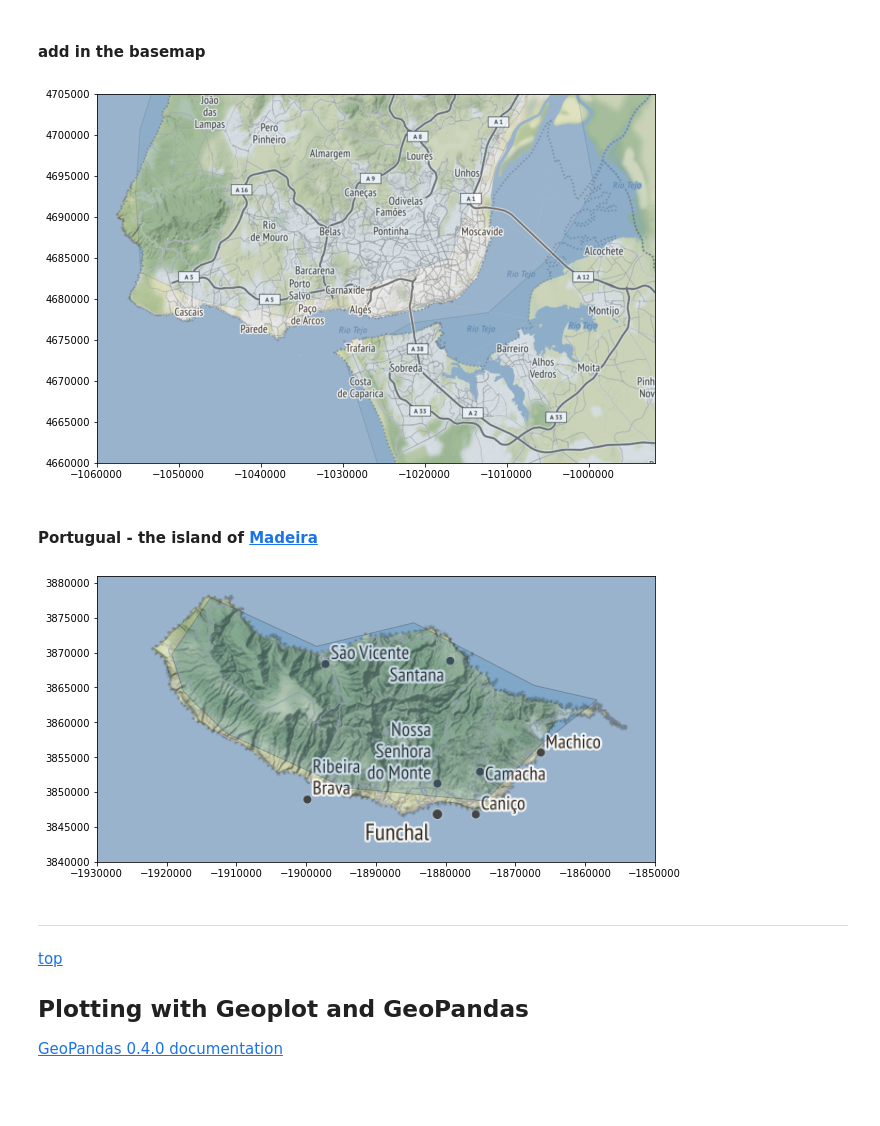
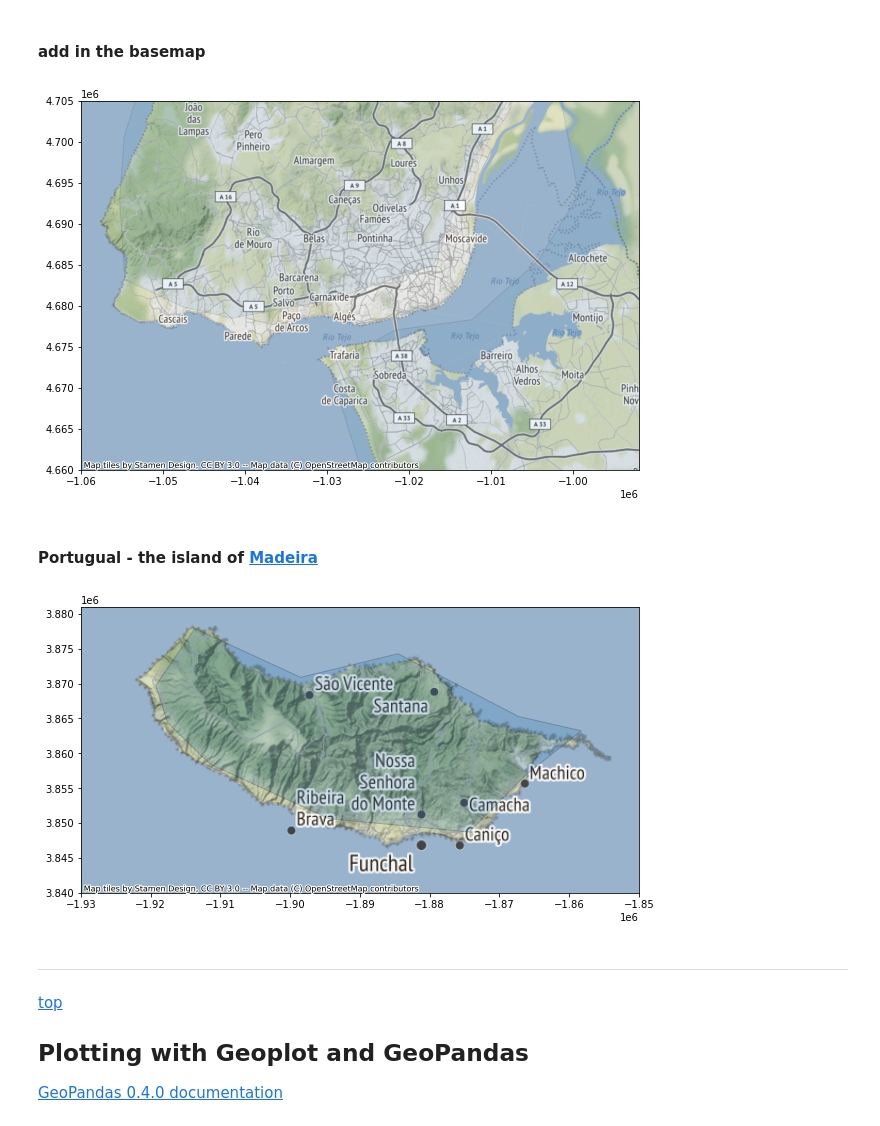
Before and after one commit to MarkCruse/geopandas-101, a Jupyter notebook: geopandas-101.ipynb, the cells around one changed output. Drawn from its saved outputs; the diff is of its cells as text; code cells hidden in the pictures; blank space fills up the shorter version.

```diff
--- a/geopandas-101.ipynb
+++ b/geopandas-101.ipynb
@@ -487,5 +526,5 @@ def add_basemap(ax, zoom, url='http://tile.stamen.com/terrain/tileZ/tileX/tileY.
 # %%
 base = portugal.plot(figsize=(10, 15), alpha=0.4, edgecolor='k')
 base.set(xlim=(-1500000,-500000), ylim=(4400000, 5200000))
-add_basemap(ax=base, zoom=11)
+ctx.add_basemap(ax=base, zoom=11, url=ctx.providers.Stamen.Terrain)
 # %% [output]
@@ -504,17 +543,17 @@ portugal.plot(ax=base, color='#5496c2')
 # %%
 base = portugal.plot(figsize=(10, 15), alpha=0.09, edgecolor='k')
 base.set(xlim=(-1060000,-991950), ylim=(4660000, 4705000))
-add_basemap(ax=base, zoom=11)
+ctx.add_basemap(ax=base, zoom=11, url=ctx.providers.Stamen.Terrain)
 # %% [output]
-[figure, old version]
+[figure, new version]
 # %% [markdown]
 #### Portugual - the island of [Madeira](https://en.wikipedia.org/wiki/Madeira)
 # %%
 base = portugal.plot(figsize=(10, 10), alpha=0.2, edgecolor='k')
 base.set(xlim=(-1930000,-1850000), ylim=(3840000, 3881000))
-add_basemap(ax=base, zoom=10)
+ctx.add_basemap(ax=base, zoom=10, url=ctx.providers.Stamen.Terrain)
 # %% [output]
-[figure, old version]
+[figure, new version]
 # %% [markdown]
 ***
 [top](#Table-of-Contents)
```
Also changed, not shown: parts of 26 cells of this notebook, 6 other files.
